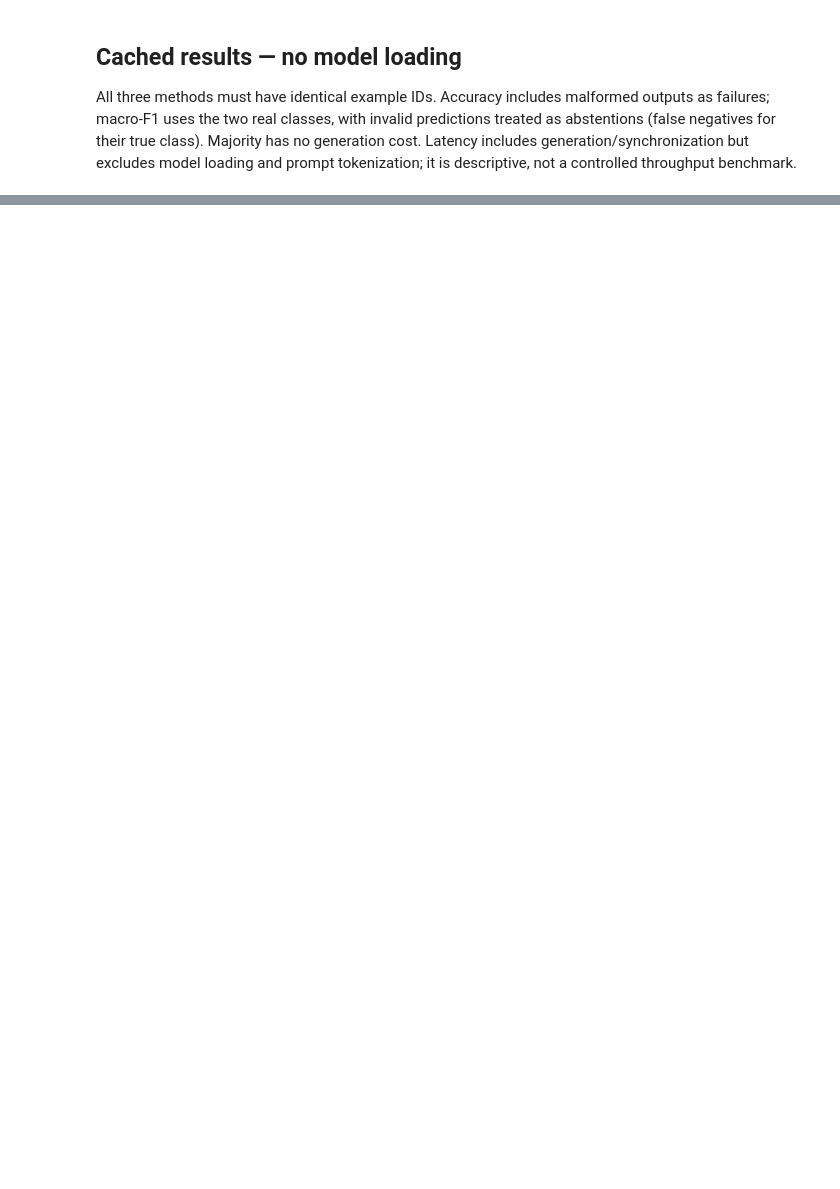
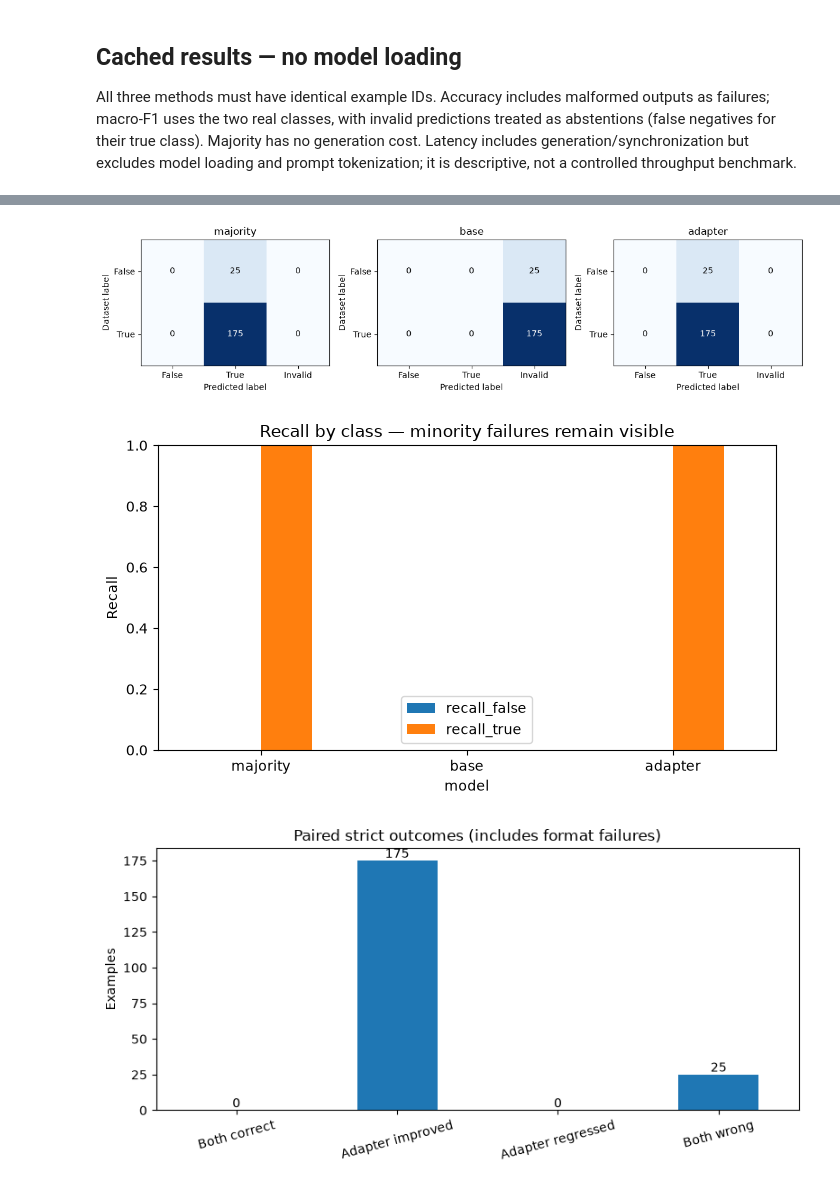
Before and after one commit to michaelsliu3/CS536_Project, a Jupyter notebook: notebooks/qwen3b_evaluation_comparison.ipynb, the cells around one changed output, grey strips where cells are left out. Saved outputs shown, nothing was run; the diff lists cells and outputs as text; code cells hidden in the pictures; blank space fills up the shorter version.

```diff
--- a/notebooks/qwen3b_evaluation_comparison.ipynb
+++ b/notebooks/qwen3b_evaluation_comparison.ipynb
@@ -81,0 +229,37 @@ if predictions is not None:
+# %%
+if predictions is not None:
+    matrices = []
+    for model in ["majority", "base", "adapter"]:
+        part = distributions[distributions.model == model]
+        matrix = pd.crosstab(part.label, part.predicted).reindex(index=[False, True], columns=["False", "True", "Invalid"], fill_value=0)
+        matrices.append(matrix)
+        matrix.to_csv(FIGURE_DIR / f"confusion_{model}.csv")
+    vmax = max(int(m.to_numpy().max()) for m in matrices)
+    fig, axes = plt.subplots(1, 3, figsize=(12, 3.5))
+    for ax, model, matrix in zip(axes, ["majority", "base", "adapter"], matrices):
+        ax.imshow(matrix, vmin=0, vmax=max(1, vmax), cmap="Blues")
+        ax.set(xticks=range(3), xticklabels=matrix.columns, yticks=range(2), yticklabels=["False", "True"], xlabel="Predicted label", ylabel="Dataset label", title=model)
+        for i in range(2):
+            for j in range(3):
+                value = int(matrix.iloc[i, j])
+                ax.text(j, i, str(value), ha="center", va="center", color="white" if value > vmax/2 else "black")
+    save_figure(fig, "confusion_matrices")
+    metrics = pd.DataFrame(summarize(rows)).set_index("model")
+    fig, ax = plt.subplots(figsize=(7, 4))
+    metrics[["recall_false", "recall_true"]].plot.bar(ax=ax, ylim=(0, 1), rot=0)
+    ax.set(title="Recall by class — minority failures remain visible", ylabel="Recall")
+    save_figure(fig, "class_recall")
+    paired = predictions[predictions.model.isin(["base", "adapter"])].pivot(index="id", columns="model", values="correct")
+    counts = pd.Series({"Both correct": int((paired.base & paired.adapter).sum()),
+                        "Adapter improved": int((~paired.base & paired.adapter).sum()),
+                        "Adapter regressed": int((paired.base & ~paired.adapter).sum()),
+                        "Both wrong": int((~paired.base & ~paired.adapter).sum())})
+    fig, ax = plt.subplots(figsize=(8, 4))
+    counts.plot.bar(ax=ax, rot=15)
+    ax.set(title="Paired strict outcomes (includes format failures)", ylabel="Examples")
+    ax.bar_label(ax.containers[0])
+    save_figure(fig, "paired_outcomes")
+# %% [output]
+[figure, added]
+[figure, added]
+[figure, added]
```
Also changed, not shown: parts of 15 cells of this notebook, 3 other files.
